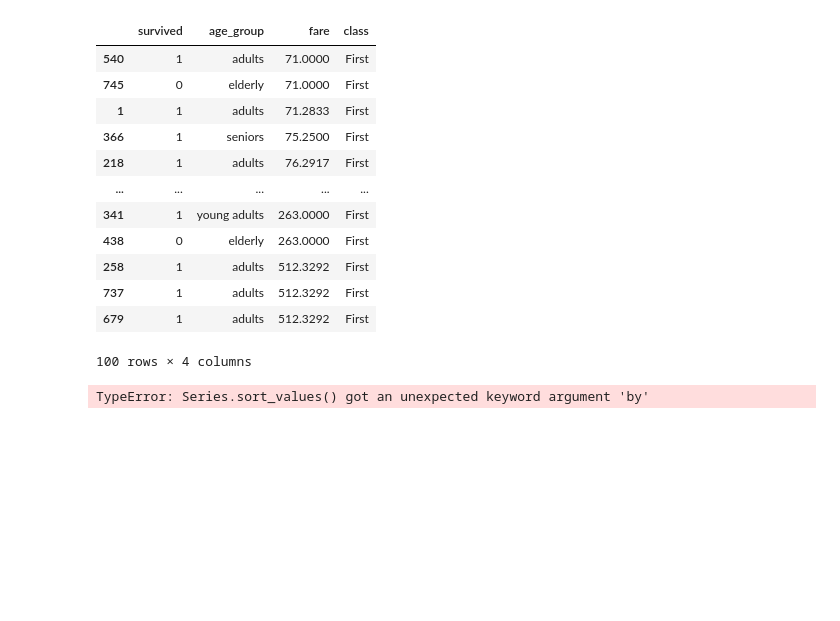
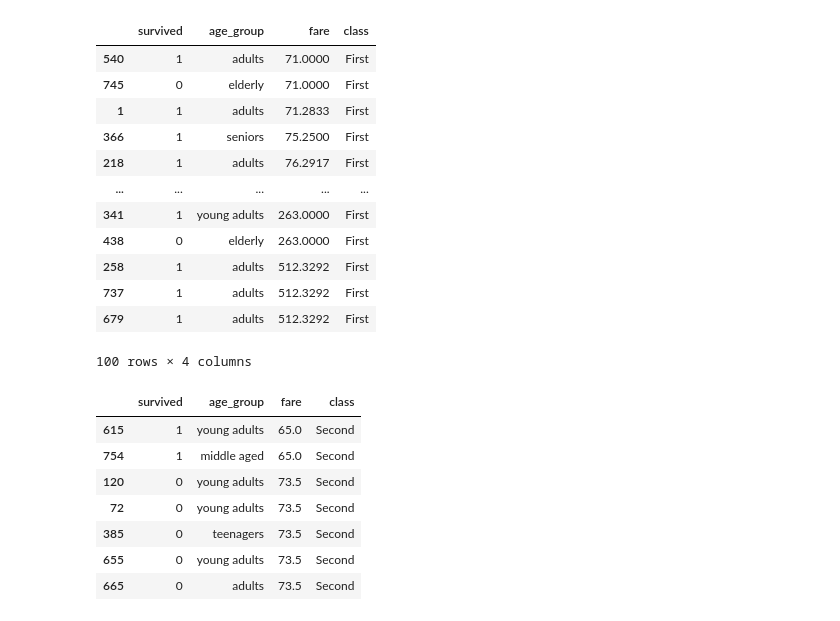
Before and after one commit to shahahmad-dev/exploratory-data-analysis, a Jupyter notebook: 01_pandas.ipynb, the cells around one changed output. Cells and saved outputs as stored; diff of their text form; code cells hidden in the pictures; blank space fills up the shorter version.

```diff
--- a/01_pandas.ipynb
+++ b/01_pandas.ipynb
@@ -543,6 +559,13 @@ df_1[(df_1['fare'] > 70) & (df_1['class'] == 'First')].sort_values(by='fare')
 | 679 | 1 | adults | 512.3292 | First |
 100 rows × 4 columns
 # %%
-df_1[(df_1['fare']> 45)] & (df_1['class'] == 'second').sort_values(by='fare')
+df_1[(df_1['fare']> 45) & (df_1['class'] == 'Second')].sort_values(by='fare')
 # %% [output]
-TypeError: Series.sort_values() got an unexpected keyword argument 'by'
+|  | survived | age_group | fare | class |
+| 615 | 1 | young adults | 65.0 | Second |
+| 754 | 1 | middle aged | 65.0 | Second |
+| 120 | 0 | young adults | 73.5 | Second |
+| 72 | 0 | young adults | 73.5 | Second |
+| 385 | 0 | teenagers | 73.5 | Second |
+| 655 | 0 | young adults | 73.5 | Second |
+| 665 | 0 | adults | 73.5 | Second |
```
Also changed, not shown: parts of 9 cells of this notebook.
